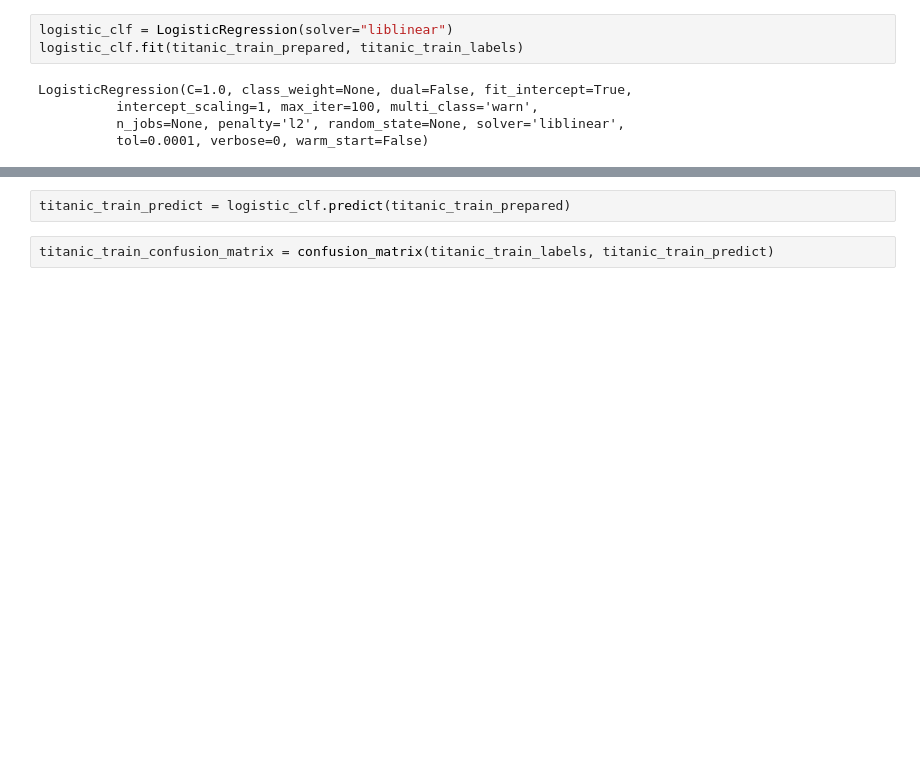
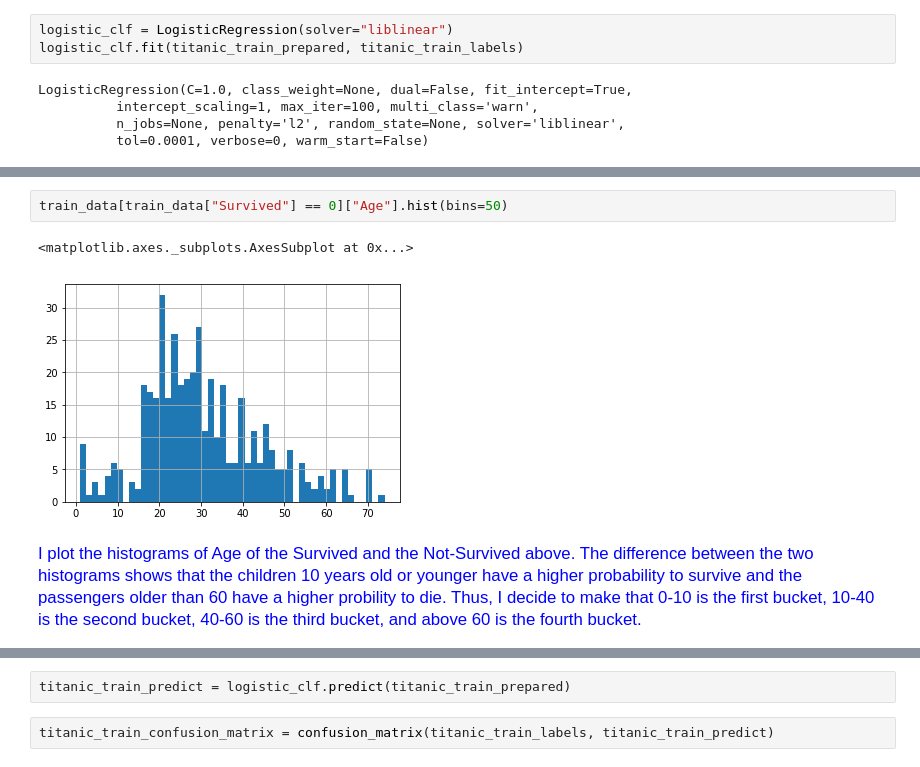
Before and after one commit to uhasan1/FRE-7773-Machine-Learning-2019, a Jupyter notebook: Assignment/Assignment_2.ipynb, the cells around one changed output, grey strips where cells are left out. Cells and saved outputs as stored; diff of their text form; blank space fills up the shorter version.

```diff
--- a/Assignment/Assignment_2.ipynb
+++ b/Assignment/Assignment_2.ipynb
@@ -146,0 +231,10 @@ Score of Experiment 1: 0.7924214488541156
+# %%
+train_data[train_data["Survived"] == 0]["Age"].hist(bins=50)
+# %% [output]
+<matplotlib.axes._subplots.AxesSubplot at 0x...>
+[figure, added]
+# %% [markdown]
+<span style="color:blue; font-size:1.2em" >
+I plot the histograms of Age of the Survived and the Not-Survived above.
+The difference between the two histograms shows that the children 10 years old or younger have a higher probability to survive and the passengers older than 60 have a higher probility to die. Thus, I decide to make that 0-10 is the first bucket, 10-40 is the second bucket, 40-60 is the third bucket, and above 60 is the fourth bucket.
+</span>
```
Also changed, not shown: parts of 49 cells of this notebook, 1 other file.
